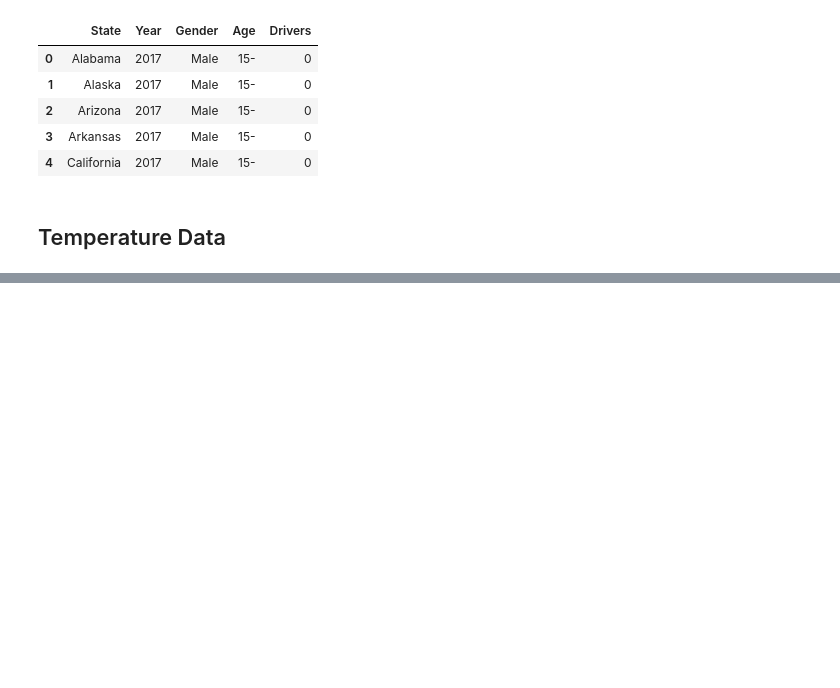
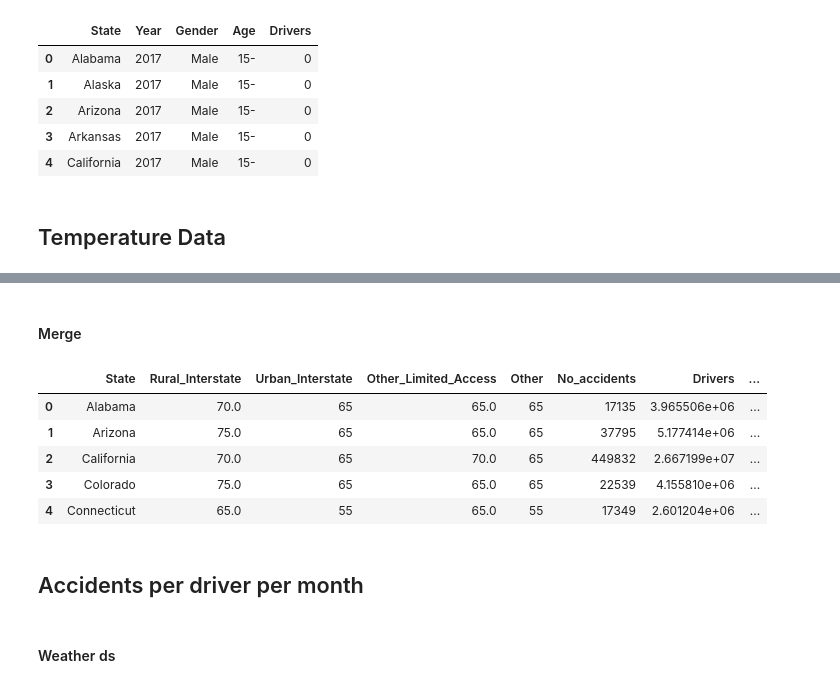
Before and after one commit to maxvangalen/WT-Data, a Jupyter notebook: create_csvs.ipynb, the cells around one changed output, grey strips where cells are left out. Drawn from its saved outputs; the diff is of its cells as text; code cells hidden in the pictures; blank space fills up the shorter version.

```diff
--- a/create_csvs.ipynb
+++ b/create_csvs.ipynb
@@ -269,0 +450,9 @@ temperature_df.to_csv(os.path.join(dir_name, 'temperature_data.csv'), index=True
+# %%
+licensedf = pd.read_csv('DATA/license_data.csv')
+# %%
+keep_years = [2016, 2017, 2018]
+licensedf = licensedf[(licensedf.Year == keep_years[0]) | (licensedf.Year == keep_years[1]) | (licensedf.Year == keep_years[2])]
+# %%
+licensedf = licensedf.groupby('State', as_index=False)['Drivers'].sum()
+licensedf['Drivers'] = licensedf['Drivers']/3
+licensedf.head()
@@ -269,0 +466,15 @@ temperature_df.to_csv(os.path.join(dir_name, 'temperature_data.csv'), index=True
+# %% [markdown]
+#### Merge
+# %%
+tempdf = pd.merge(speeddf, accidentsdf, on='State')
+mergedf = pd.merge(tempdf, licensedf, on='State')
+# %%
+mergedf['acc_per_driver'] = mergedf['No_accidents'] / mergedf['Drivers']*100
+mergedf.head()
+# %% [output]
+|  | State | Rural_Interstate | Urban_Interstate | Other_Limited_Access | Other | No_accidents | Drivers | ... |
+| 0 | Alabama | 70.0 | 65 | 65.0 | 65 | 17135 | 3.965506e+06 | ... |
+| 1 | Arizona | 75.0 | 65 | 65.0 | 65 | 37795 | 5.177414e+06 | ... |
+| 2 | California | 70.0 | 65 | 70.0 | 65 | 449832 | 2.667199e+07 | ... |
+| 3 | Colorado | 75.0 | 65 | 65.0 | 65 | 22539 | 4.155810e+06 | ... |
+| 4 | Connecticut | 65.0 | 55 | 65.0 | 55 | 17349 | 2.601204e+06 | ... |
@@ -269,0 +483,4 @@ temperature_df.to_csv(os.path.join(dir_name, 'temperature_data.csv'), index=True
+# %% [markdown]
+## Accidents per driver per month
+# %% [markdown]
+#### Weather ds
```
Also changed, not shown: parts of 64 cells of this notebook.
